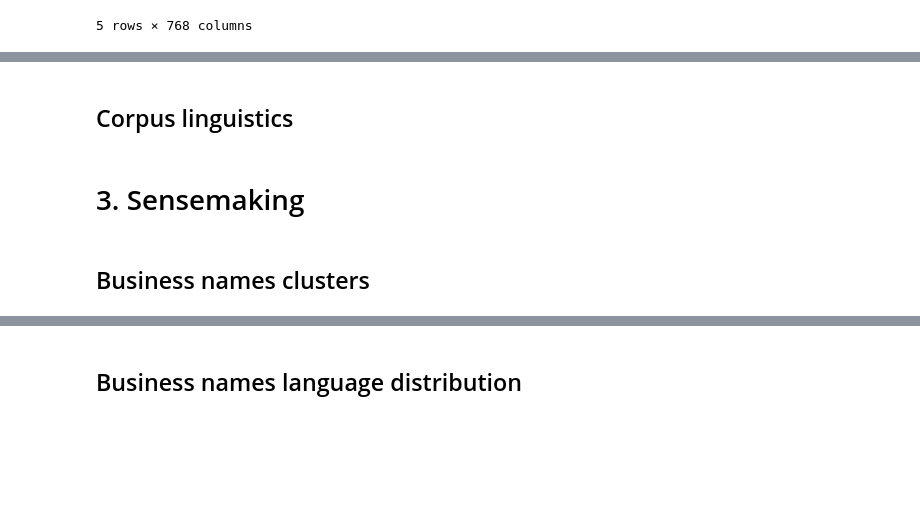
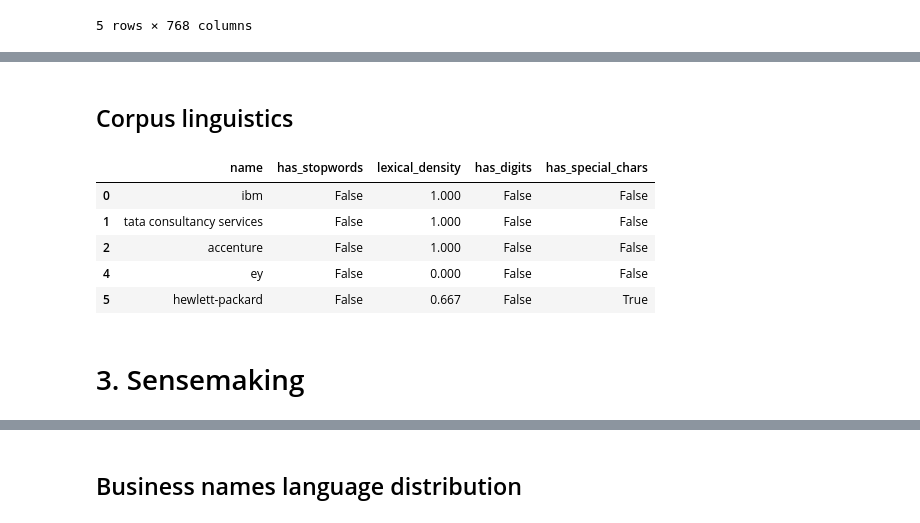
Before and after one commit to juanroesel/business-names-eda, a Jupyter notebook: src/notebooks/business_names_eda.ipynb, the cells around one changed output, grey strips where cells are left out. Saved outputs shown, nothing was run; the diff lists cells and outputs as text; code cells hidden in the pictures; blank space fills up the shorter version.

```diff
--- a/src/notebooks/business_names_eda.ipynb
+++ b/src/notebooks/business_names_eda.ipynb
@@ -200,2 +207,0 @@ cluster_df = pd.DataFrame(model, columns=["cluster"], index=vectors_b1.index)
-# %% [markdown]
-## Corpus linguistics
@@ -204,4 +208,14 @@ corpus_df = pd.read_pickle(os.path.join(artifacts_path, "corpus_stats.pkl"))
+# %% [markdown]
+## Corpus linguistics
+# %%
+corpus_df = pd.read_pickle(os.path.join(artifacts_path, "corpus_stats.pkl"))
+corpus_df.head()
+# %% [output]
+|  | name | has_stopwords | lexical_density | has_digits | has_special_chars |
+| 0 | ibm | False | 1.000 | False | False |
+| 1 | tata consultancy services | False | 1.000 | False | False |
+| 2 | accenture | False | 1.000 | False | False |
+| 4 | ey | False | 0.000 | False | False |
+| 5 | hewlett-packard | False | 0.667 | False | True |
 # %% [markdown]
 # 3. Sensemaking
-# %% [markdown]
-## Business names clusters
```
Also changed, not shown: parts of 30 cells of this notebook.
